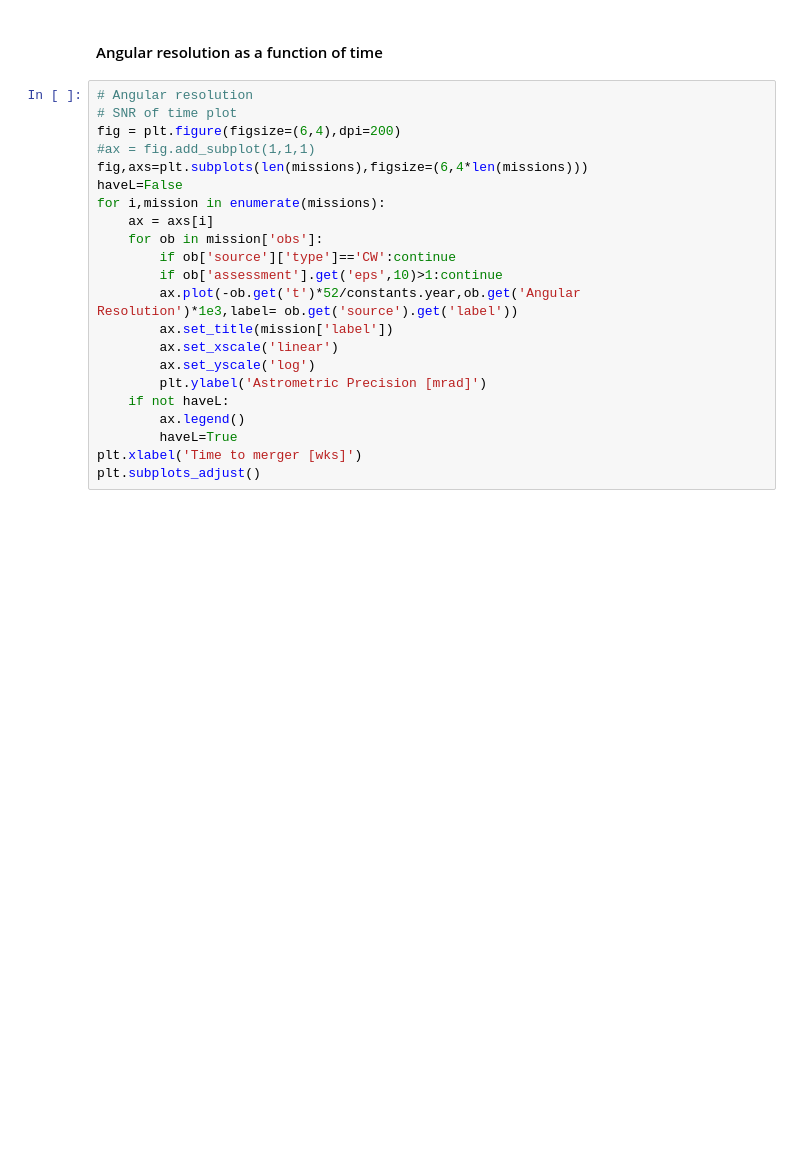
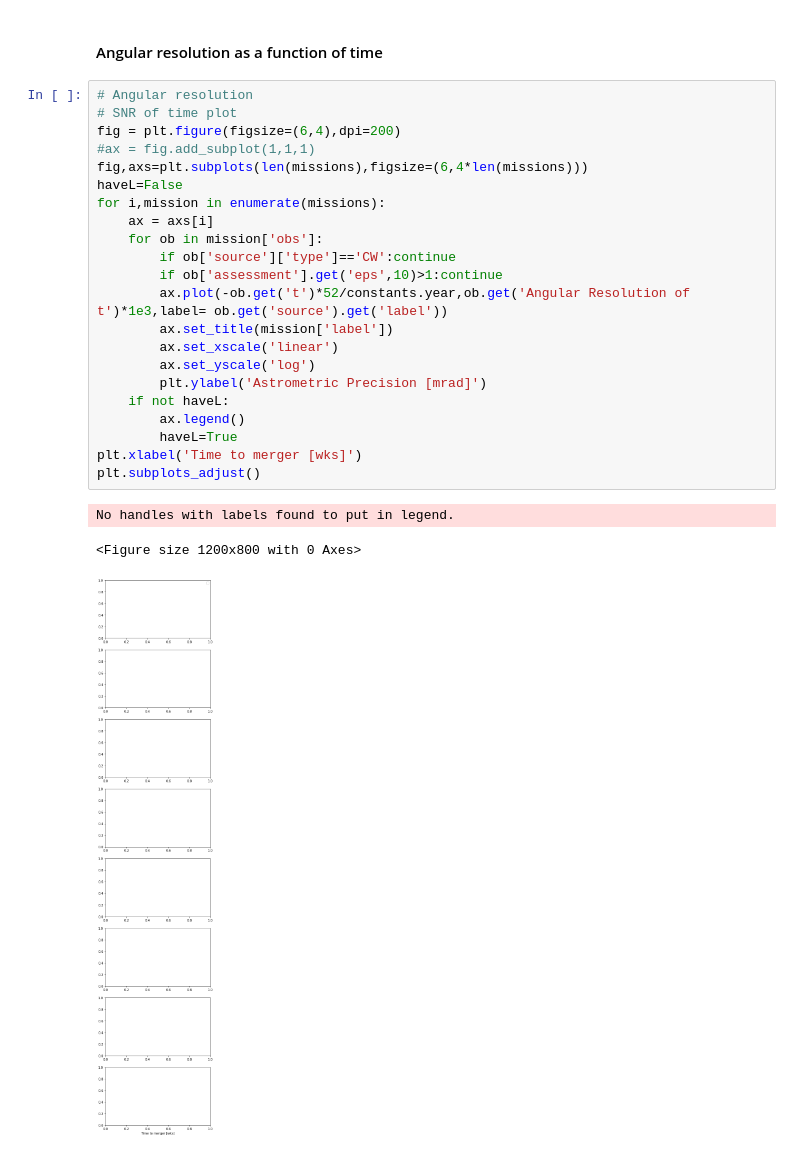
Before and after one commit to JohnGBaker/GWI-metrics, a Jupyter notebook: Notebooks/Target Assessor.ipynb, the cells around one changed output. Drawn from its saved outputs; the diff is of its cells as text; blank space fills up the shorter version.

```diff
--- a/Notebooks/Target Assessor.ipynb
+++ b/Notebooks/Target Assessor.ipynb
@@ -284,22 +289,26 @@ ax.grid(True)
 # %%
 # Angular resolution
 # SNR of time plot
 fig = plt.figure(figsize=(6,4),dpi=200)
 #ax = fig.add_subplot(1,1,1)
 fig,axs=plt.subplots(len(missions),figsize=(6,4*len(missions)))
 haveL=False
 for i,mission in enumerate(missions):
     ax = axs[i]
     for ob in mission['obs']:
         if ob['source']['type']=='CW':continue
         if ob['assessment'].get('eps',10)>1:continue
-        ax.plot(-ob.get('t')*52/constants.year,ob.get('Angular Resolution')*1e3,label= ob.get('source').get('label'))
+        ax.plot(-ob.get('t')*52/constants.year,ob.get('Angular Resolution of t')*1e3,label= ob.get('source').get('label'))
         ax.set_title(mission['label'])
         ax.set_xscale('linear')
         ax.set_yscale('log')
         plt.ylabel('Astrometric Precision [mrad]')
     if not haveL:
         ax.legend()
         haveL=True
 plt.xlabel('Time to merger [wks]')
 plt.subplots_adjust()
+# %% [output]
+No handles with labels found to put in legend.
+<Figure size 1200x800 with 0 Axes>
+[figure, added]
```
Also changed, not shown: parts of 6 cells of this notebook, 10 other files.
